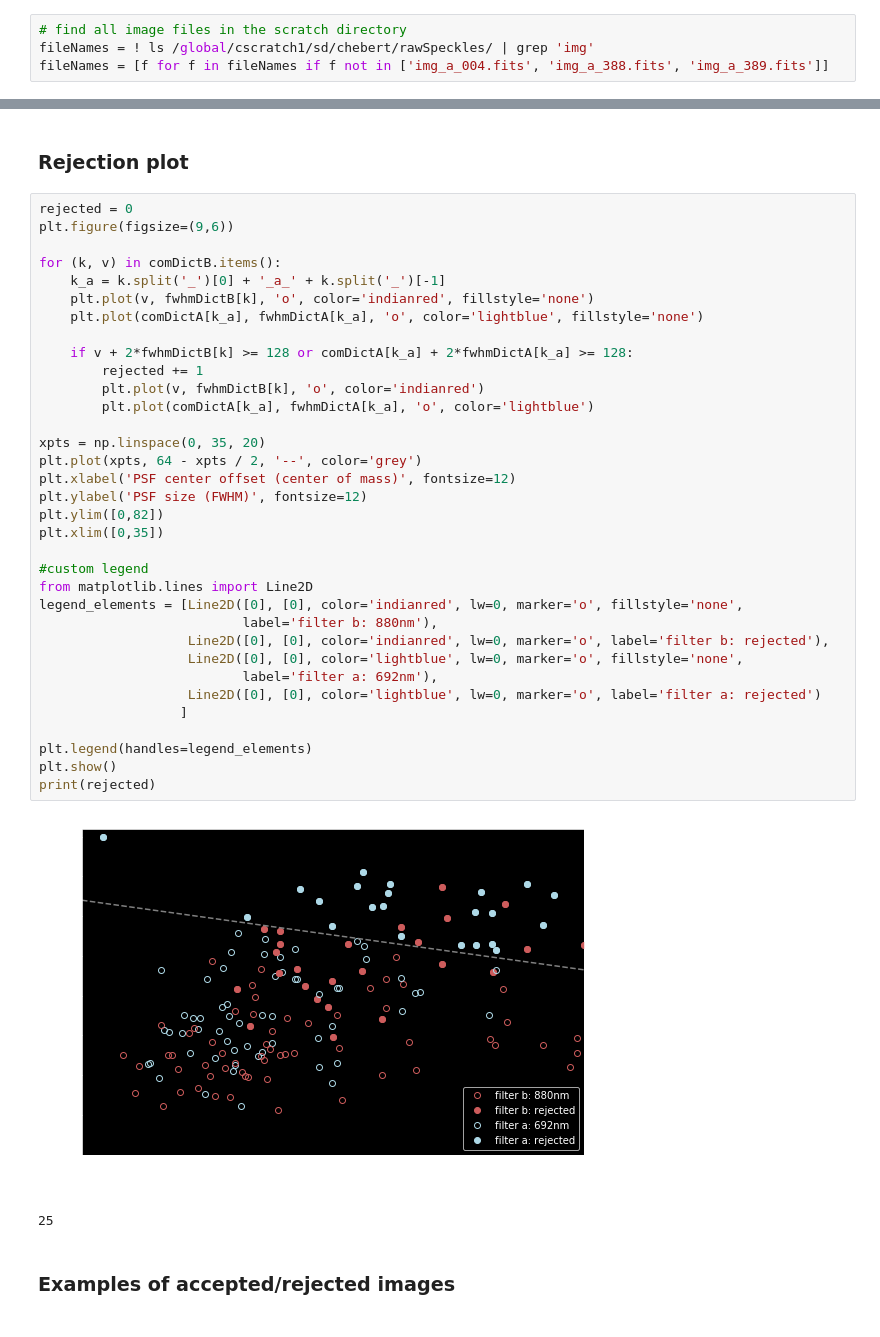
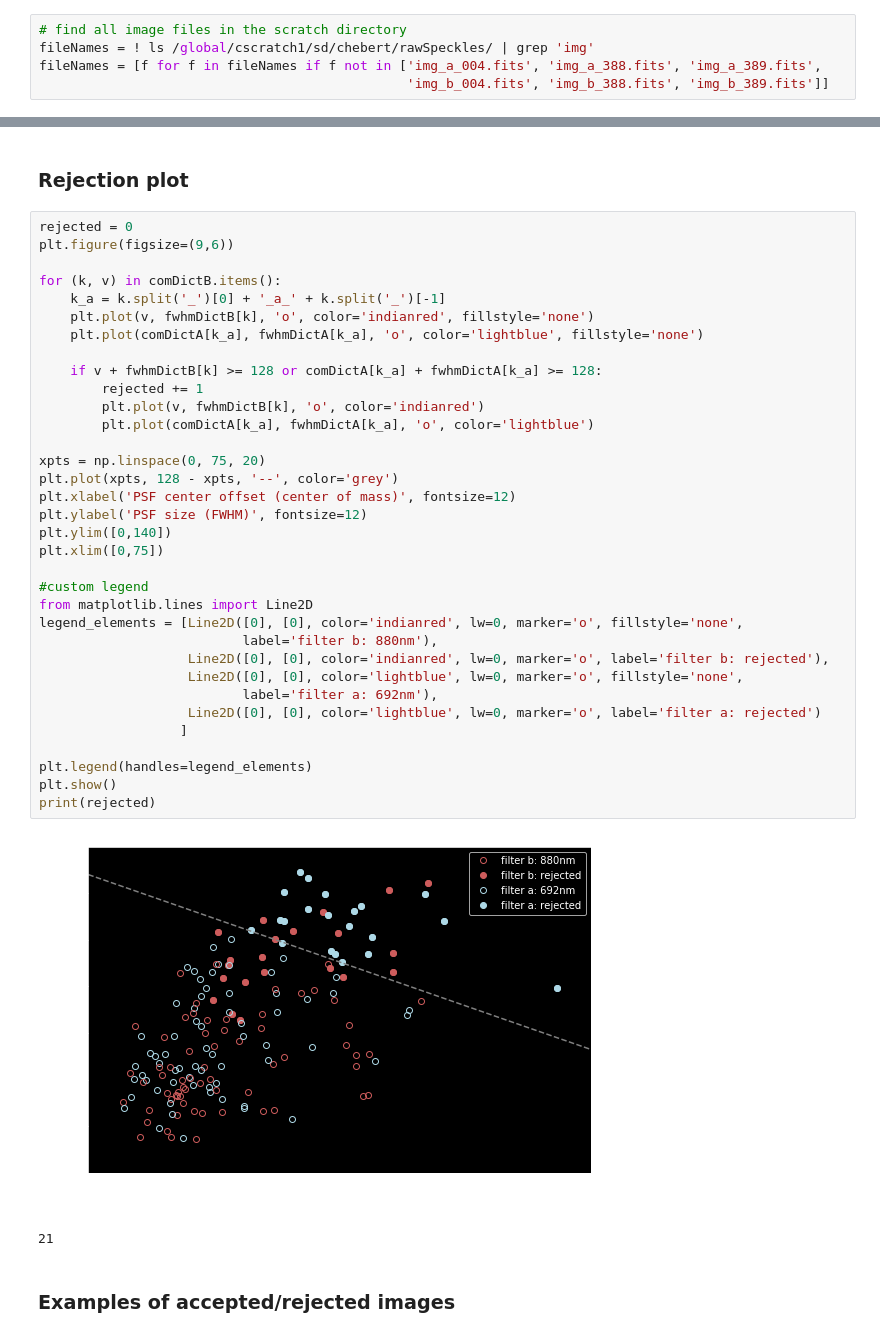
Before and after one commit to cahebert/speckles, a Jupyter notebook: Code/Data Processing.ipynb, the cells around one changed output, grey strips where cells are left out. Drawn from its saved outputs; the diff is of its cells as text.

```diff
--- a/Code/Data Processing.ipynb
+++ b/Code/Data Processing.ipynb
@@ -14,7 +14,8 @@ scratchdir = '/global/cscratch1/sd/chebert/rawSpeckles/'
 # %%
 # find all image files in the scratch directory
 fileNames = ! ls /global/cscratch1/sd/chebert/rawSpeckles/ | grep 'img'
-fileNames = [f for f in fileNames if f not in ['img_a_004.fits', 'img_a_388.fits', 'img_a_389.fits']]
+fileNames = [f for f in fileNames if f not in ['img_a_004.fits', 'img_a_388.fits', 'img_a_389.fits',
+                                               'img_b_004.fits', 'img_b_388.fits', 'img_b_389.fits']]
 # %%
 # check image shapes
 for file in fileNames:
@@ -135,40 +134,40 @@ with open('./../Fits/fwhmB.p', 'rb') as file:
 # %%
 rejected = 0
 plt.figure(figsize=(9,6))
 
 for (k, v) in comDictB.items():
     k_a = k.split('_')[0] + '_a_' + k.split('_')[-1]
     plt.plot(v, fwhmDictB[k], 'o', color='indianred', fillstyle='none')
     plt.plot(comDictA[k_a], fwhmDictA[k_a], 'o', color='lightblue', fillstyle='none')
 
-    if v + 2*fwhmDictB[k] >= 128 or comDictA[k_a] + 2*fwhmDictA[k_a] >= 128:
+    if v + fwhmDictB[k] >= 128 or comDictA[k_a] + fwhmDictA[k_a] >= 128:
         rejected += 1
         plt.plot(v, fwhmDictB[k], 'o', color='indianred')
         plt.plot(comDictA[k_a], fwhmDictA[k_a], 'o', color='lightblue')
 
-xpts = np.linspace(0, 35, 20)
-plt.plot(xpts, 64 - xpts / 2, '--', color='grey')
+xpts = np.linspace(0, 75, 20)
+plt.plot(xpts, 128 - xpts, '--', color='grey')
 plt.xlabel('PSF center offset (center of mass)', fontsize=12)
 plt.ylabel('PSF size (FWHM)', fontsize=12)
-plt.ylim([0,82])
-plt.xlim([0,35])
+plt.ylim([0,140])
+plt.xlim([0,75])
 
 #custom legend
 from matplotlib.lines import Line2D
 legend_elements = [Line2D([0], [0], color='indianred', lw=0, marker='o', fillstyle='none',
                           label='filter b: 880nm'),
                    Line2D([0], [0], color='indianred', lw=0, marker='o', label='filter b: rejected'),
                    Line2D([0], [0], color='lightblue', lw=0, marker='o', fillstyle='none',
                           label='filter a: 692nm'),
                    Line2D([0], [0], color='lightblue', lw=0, marker='o', label='filter a: rejected')
                   ]
 
 plt.legend(handles=legend_elements)
 plt.show()
 print(rejected)
 # %% [output]
-[figure, old version]
+[figure, new version]
-25
+21
 # %% [markdown]
 ### Examples of accepted/rejected images
 # %%
```
Also changed, not shown: parts of 3 cells of this notebook, 1 other file.
